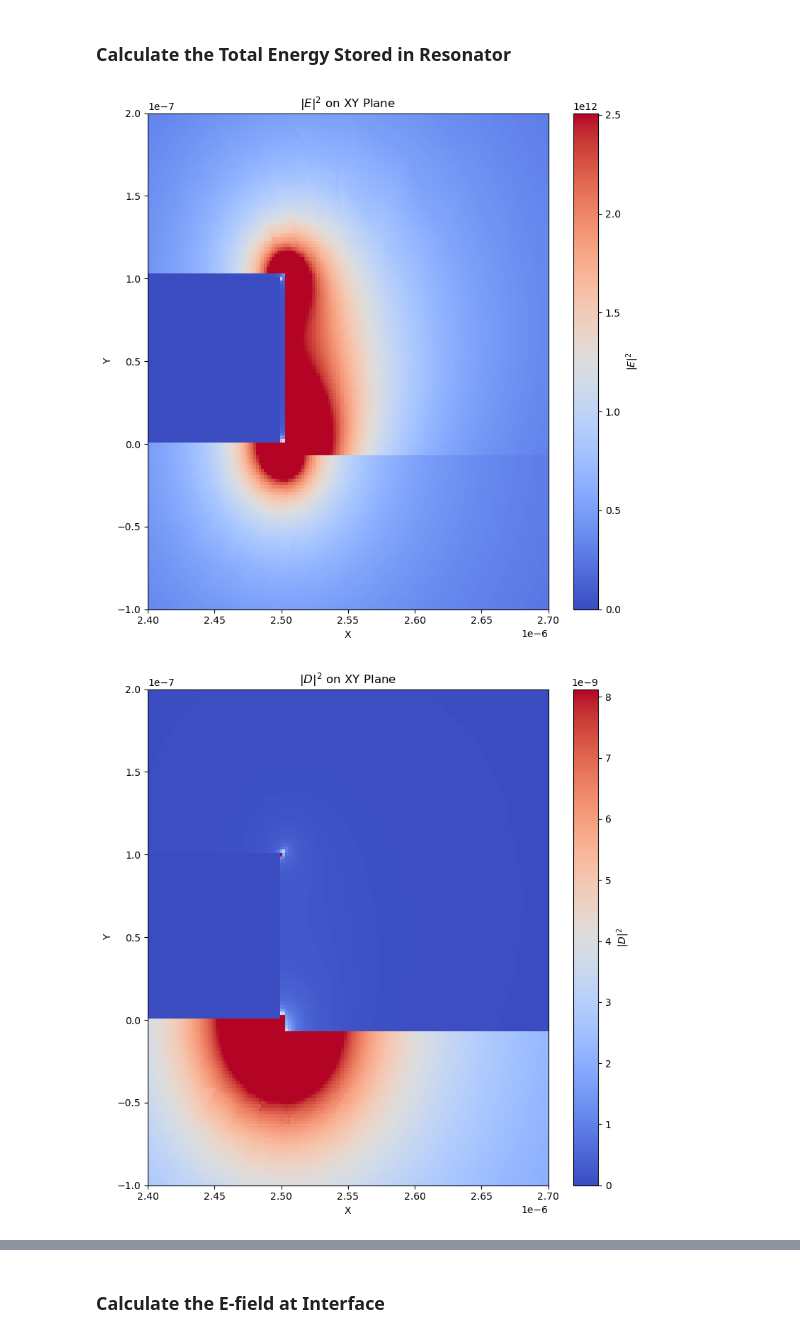
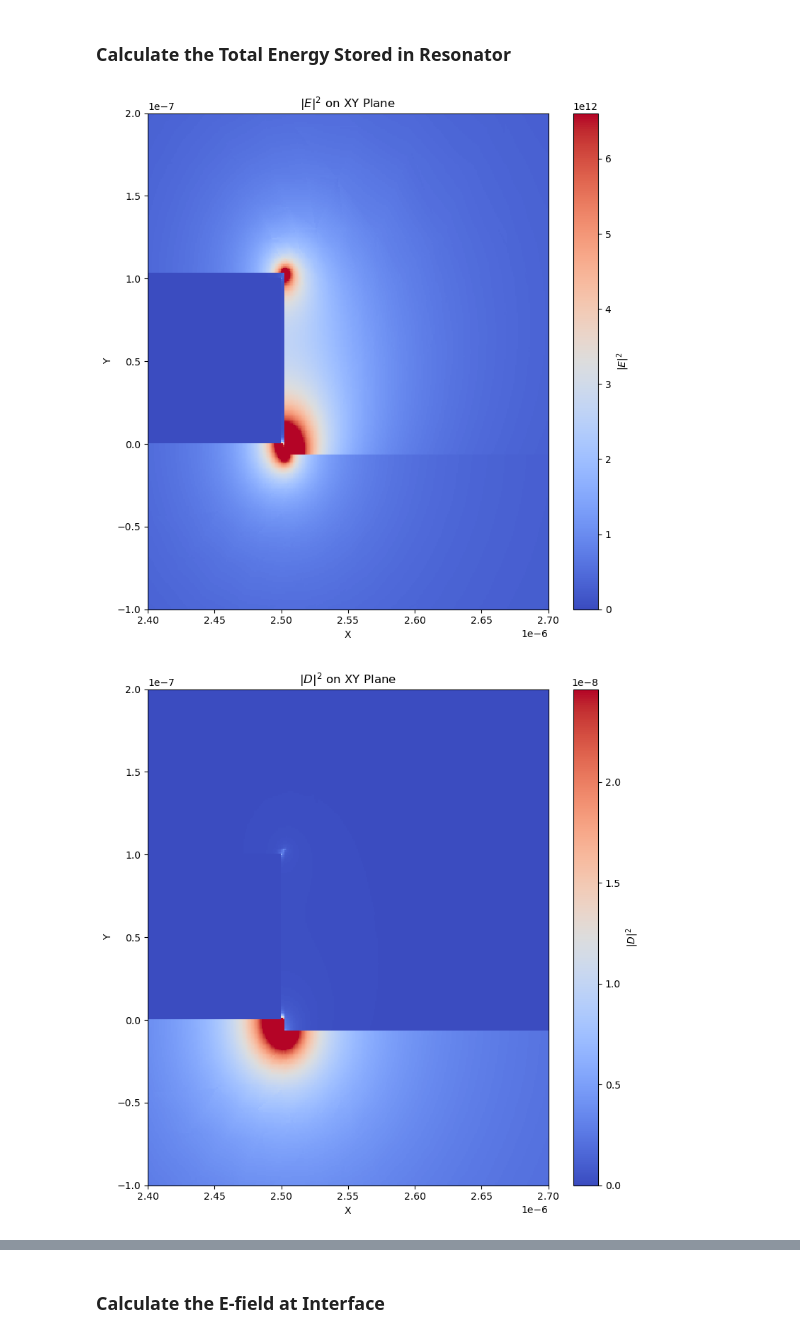
Before and after one commit to WeiRenSyong/Participation_Ratio_Calculation, a Jupyter notebook: Participation_Ratios_Calculation.ipynb, the cells around one changed output, grey strips where cells are left out. Cells and saved outputs as stored; diff of their text form; code cells hidden in the pictures.

```diff
--- a/Participation_Ratios_Calculation.ipynb
+++ b/Participation_Ratios_Calculation.ipynb
@@ -9,8 +9,8 @@ import pandas as pd
 # %%
 # Define folder and file name separately
 folder = r'C:\Users\user\Desktop\CU Boulder Life\博二下\McRae_Lab\Ring Resonators in a Coffin-style Microwave Package\Apr_16_Cross_Section\follow_paper'
-efile = r'E_sq_halfview_0P002um'
-dfile = r'D_sq_halfview_0P002um'
+efile = r'E_sq_halfview_0P001um'
+dfile = r'D_sq_halfview_0P001um'
 
 efile_path = os.path.join(folder, efile)
 dfile_path = os.path.join(folder, dfile)
@@ -54,7 +54,7 @@ for xi, yi, ei in zip(x, y, e2):
 
 # Clip color scale
 vmin = 0
-vmax = np.nanpercentile(E2, 99.99)
+vmax = np.nanpercentile(E2, 99.999)
 
 # Plot with 'coolwarm' colormap, where red represents stronger values and blue represents weaker values
 plt.figure(figsize=(8, 8))
@@ -82,7 +82,7 @@ for xi, yi, di in zip(x, y, d2):
 
 # Clip color scale
 vmin = 0
-vmax = np.nanpercentile(D2, 99.99)
+vmax = np.nanpercentile(D2, 99.999)
 
 # Plot with 'coolwarm' colormap, where red represents stronger values and blue represents weaker values
 plt.figure(figsize=(8, 8))
@@ -103,36 +103,36 @@ plt.show()
 ######################
 # Create a 2D grid to hold the epsilon values (initialized to NaN)
 epsilon_0 = 8.85E-12 # in F/m
 # Calculate epsilon_r as 1D array
 epsilon_r = epsilon/ epsilon_0  # make sure epsilon_values is already calculated
 
 epsilon_r_grid = np.full((len(y_unique), len(x_unique)), np.nan)
 
 # Map (x, y) → epsilon values
 for xi, yi, eps_r_i in zip(x, y, epsilon_r):  # <- use the correct 1D array name
     i = y_index[yi]
     j = x_index[xi]
     epsilon_r_grid[i, j] = eps_r_i
 
 # Clip color scale
 vmin = 0
-vmax = np.nanpercentile(epsilon_r_grid, 99.99)
+vmax = np.nanpercentile(epsilon_r_grid, 99.999)
 
 # Plot
 plt.figure(figsize=(8, 8))
 plt.pcolormesh(X, Y, epsilon_r_grid, shading='auto', cmap='coolwarm', vmin=vmin, vmax=vmax)
 plt.xlabel('X')
 plt.ylabel('Y')
 plt.title(r'$\epsilon_r$ on XY Plane')
 plt.colorbar(label=r'$\epsilon_r$')
 plt.xlim([2.4E-6, 2.7E-6])
 plt.ylim([-0.1E-6, 0.2E-6])
 # plt.axis('equal')
 plt.tight_layout()
 plt.show()
 # %% [output]
-[figure, old version]
+[figure, new version]
-[figure, old version]
+[figure, new version]
 [figure]
 # %%
 ####################################
```
Also changed, not shown: parts of 7 cells of this notebook.
